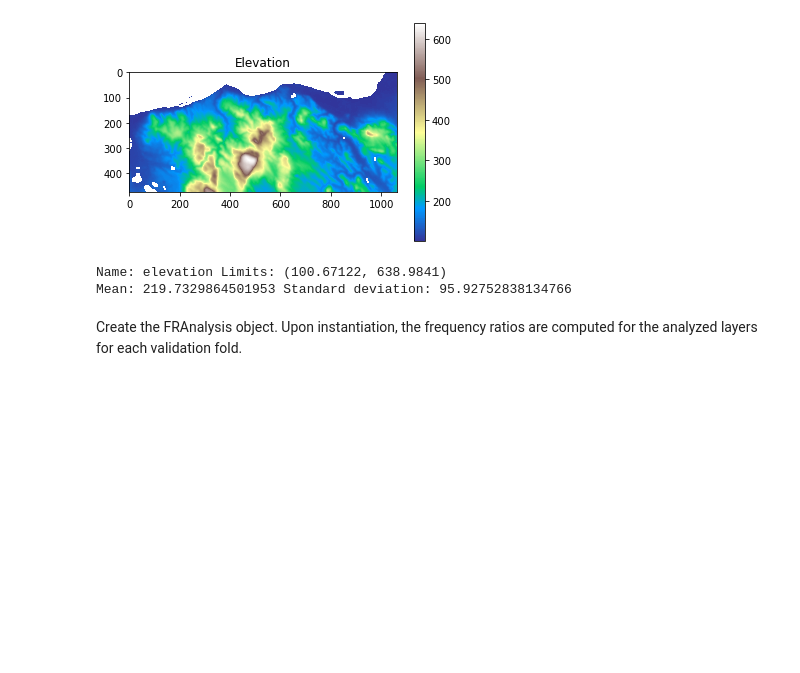
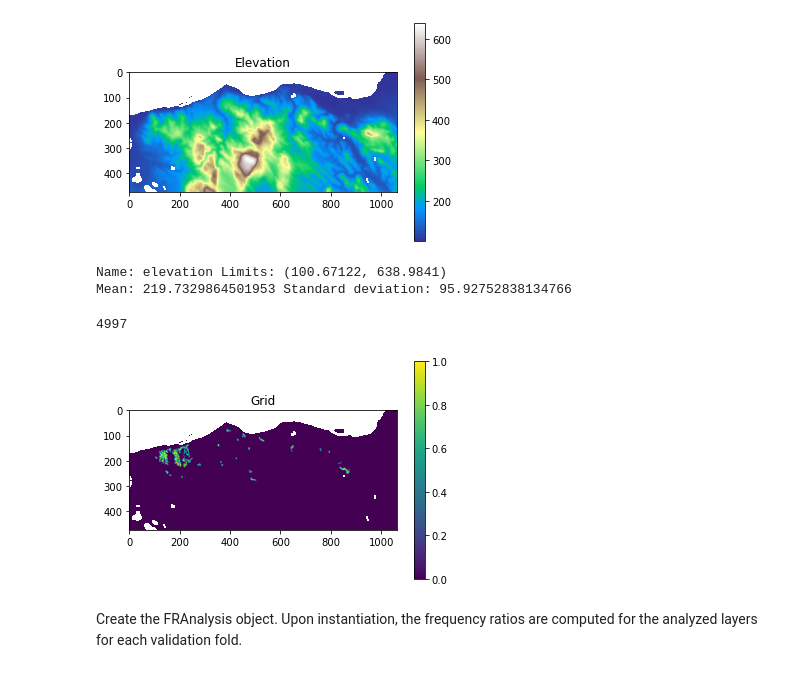
Before and after one commit to gerzsd/frmod, a Jupyter notebook: frmod_demo.ipynb, the cells around one changed output. Cells and saved outputs as stored; diff of their text form; code cells hidden in the pictures; blank space fills up the shorter version.

```diff
--- a/frmod_demo.ipynb
+++ b/frmod_demo.ipynb
@@ -38,6 +42,14 @@ elevation.show_info()
 [figure]
 Name: elevation Limits: (100.67122, 638.9841)
 Mean: 219.7329864501953 Standard deviation: 95.92752838134766
+# %%
+np.count_nonzero(scarps.grid==1)
+# %% [output]
+4997
+# %%
+show_grid(scarps.train_areas[0], nodata=scarps.nodata)
+# %% [output]
+[figure, added]
 # %% [markdown]
 Create the FRAnalysis object. Upon instantiation, the frequency ratios are computed for the analyzed layers for each validation fold.
 # %%
```
Also changed, not shown: parts of 7 cells of this notebook, 4 other files.
